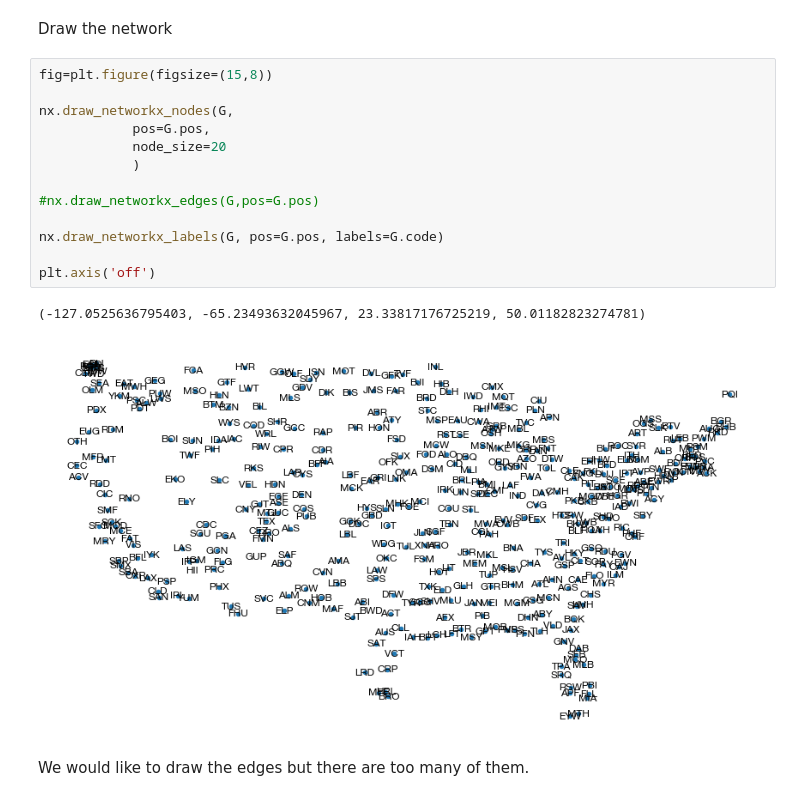
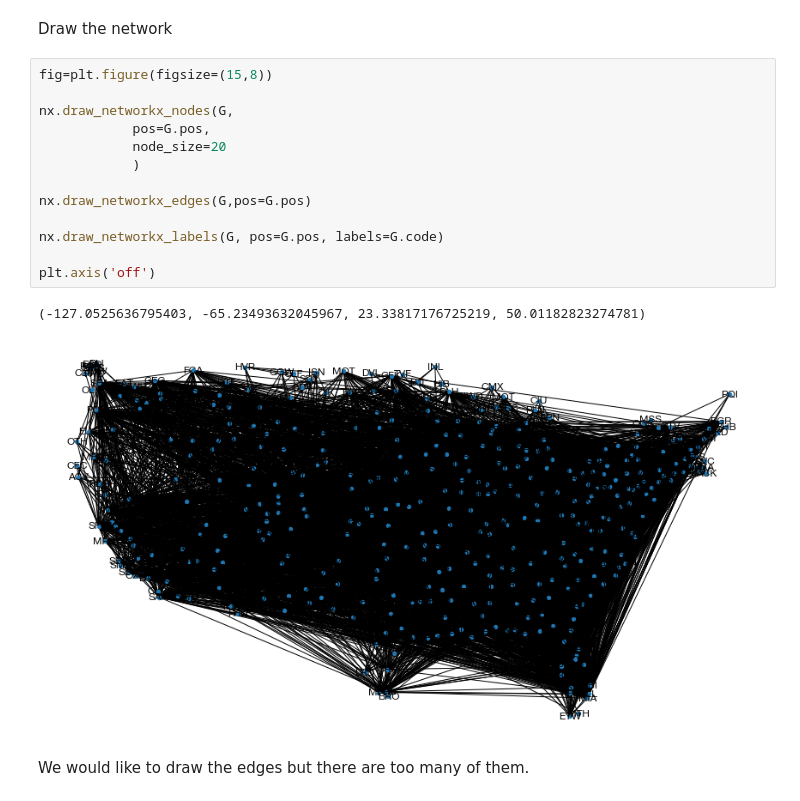
Before and after one commit to micheletizzoni/Complexity-in-social-systems, a Jupyter notebook: 2-networkx/nb03_NetworkX_visualization.ipynb, the cells around one changed output. Cells and saved outputs as stored; diff of their text form.

```diff
--- a/2-networkx/nb03_NetworkX_visualization.ipynb
+++ b/2-networkx/nb03_NetworkX_visualization.ipynb
@@ -413,19 +413,19 @@ Draw the network
 # %%
 fig=plt.figure(figsize=(15,8))
 
 nx.draw_networkx_nodes(G,
             pos=G.pos,
             node_size=20
             )
 
-#nx.draw_networkx_edges(G,pos=G.pos)
+nx.draw_networkx_edges(G,pos=G.pos)
 
 nx.draw_networkx_labels(G, pos=G.pos, labels=G.code)
 
 plt.axis('off')
 # %% [output]
 (-127.0525636795403, -65.23493632045967, 23.33817176725219, 50.01182823274781)
-[figure, old version]
+[figure, new version]
 # %% [markdown]
 We would like to draw the edges but there are too many of them.
 # %%
```
Also changed, not shown: parts of 1 cell of this notebook, 3 other files.
